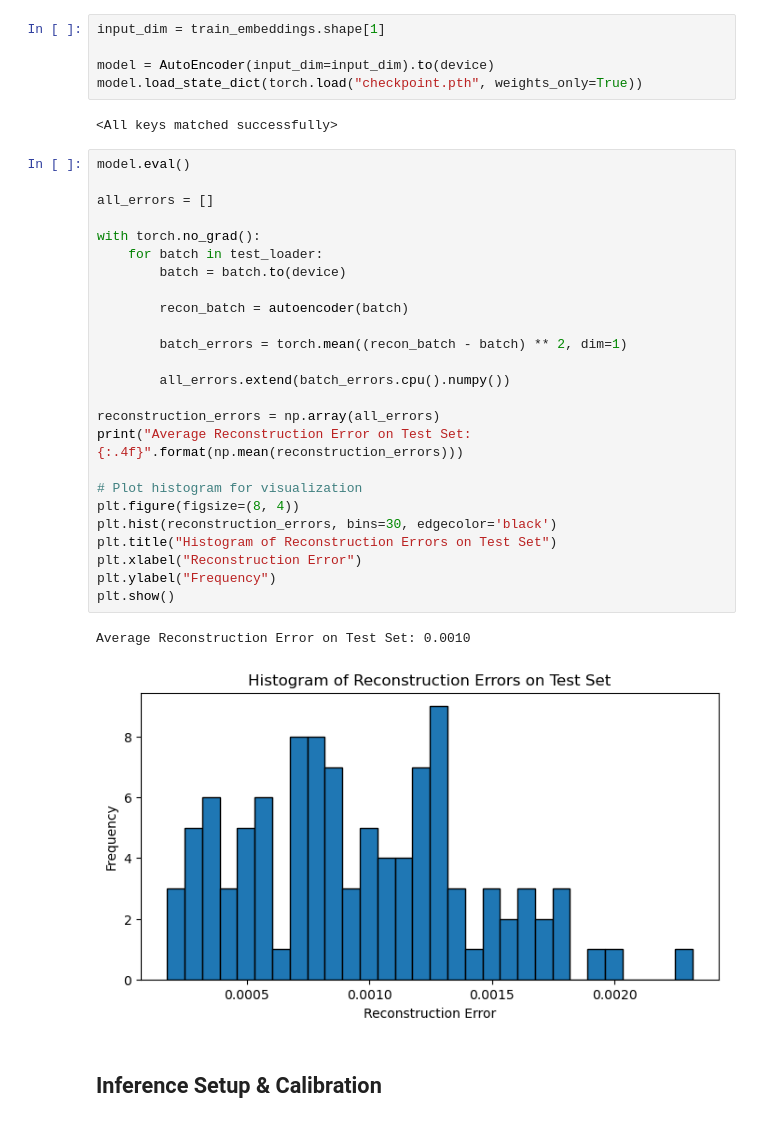
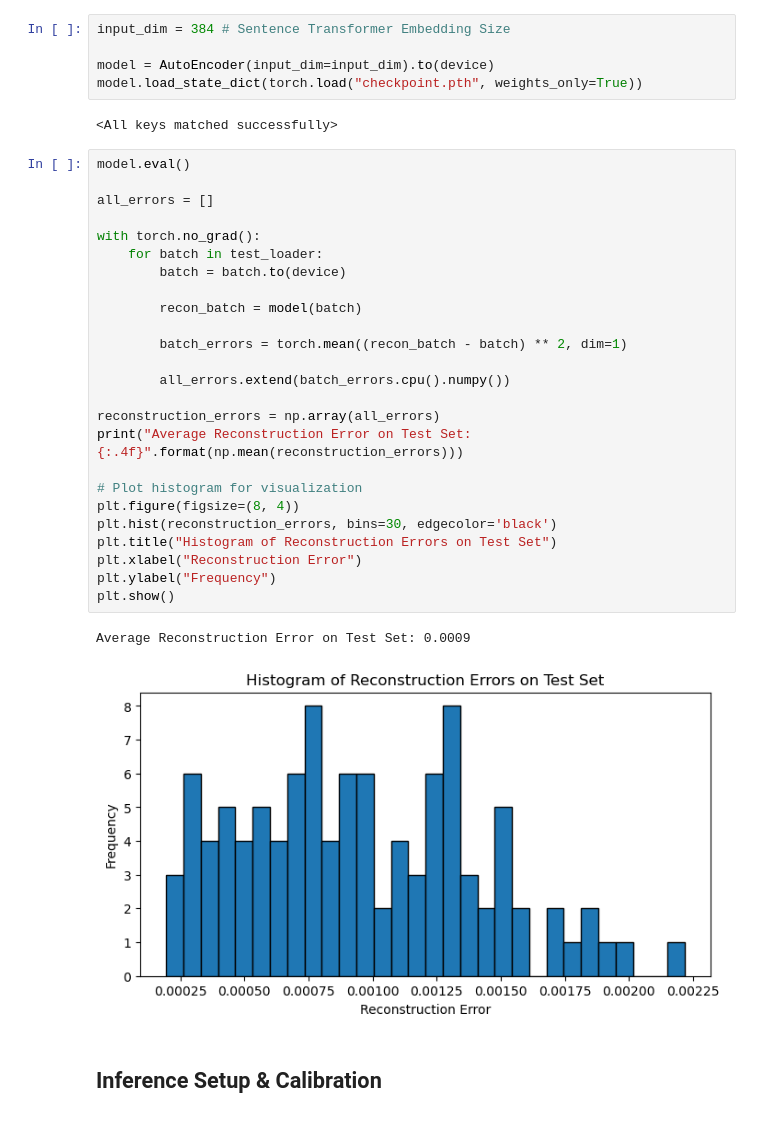
Before and after one commit to azhoutari/cse895-project, a Jupyter notebook: playground.ipynb, the cells around one changed output. Drawn from its saved outputs; the diff is of its cells as text.

```diff
--- a/playground.ipynb
+++ b/playground.ipynb
@@ -14,7 +14,7 @@ _, X_test = read_data("advbench/harmful_behaviors.csv")
 test_embeddings = to_embeddings(X_test, device)
 test_loader = get_loader(test_embeddings)
 # %%
-input_dim = train_embeddings.shape[1]
+input_dim = 384 # Sentence Transformer Embedding Size
 
 model = AutoEncoder(input_dim=input_dim).to(device)
 model.load_state_dict(torch.load("checkpoint.pth", weights_only=True))
@@ -23,31 +23,31 @@ model.load_state_dict(torch.load("checkpoint.pth", weights_only=True))
 # %%
 model.eval()
 
 all_errors = []
 
 with torch.no_grad():
     for batch in test_loader:
         batch = batch.to(device)
 
-        recon_batch = autoencoder(batch)
+        recon_batch = model(batch)
 
         batch_errors = torch.mean((recon_batch - batch) ** 2, dim=1)
 
         all_errors.extend(batch_errors.cpu().numpy())
 
 reconstruction_errors = np.array(all_errors)
 print("Average Reconstruction Error on Test Set: {:.4f}".format(np.mean(reconstruction_errors)))
 
 # Plot histogram for visualization
 plt.figure(figsize=(8, 4))
 plt.hist(reconstruction_errors, bins=30, edgecolor='black')
 plt.title("Histogram of Reconstruction Errors on Test Set")
 plt.xlabel("Reconstruction Error")
 plt.ylabel("Frequency")
 plt.show()
 # %% [output]
-Average Reconstruction Error on Test Set: 0.0010
+Average Reconstruction Error on Test Set: 0.0009
-[figure, old version]
+[figure, new version]
 # %% [markdown]
 ## Inference Setup & Calibration
 # %%
```
Also changed, not shown: parts of 5 cells of this notebook, 3 other files.
